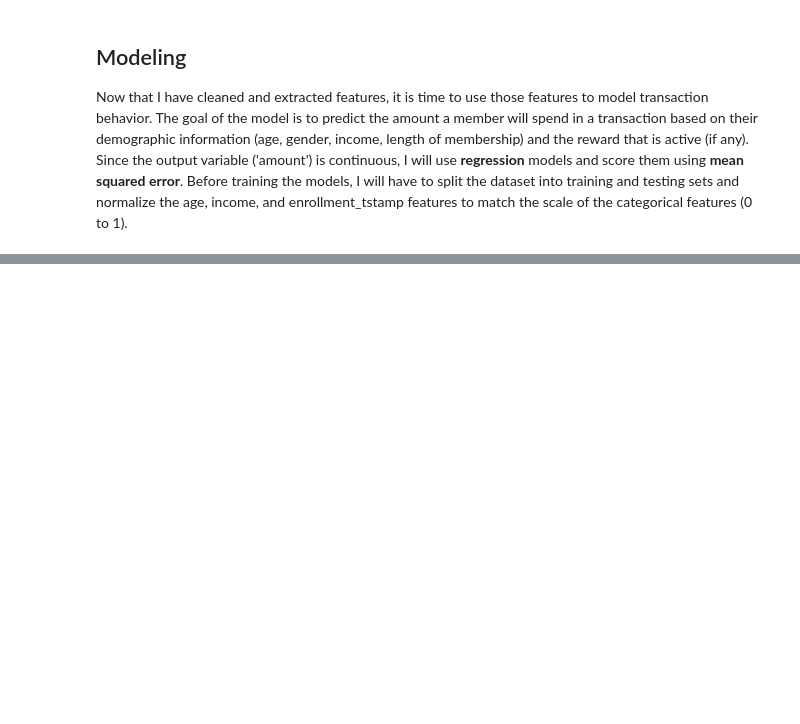
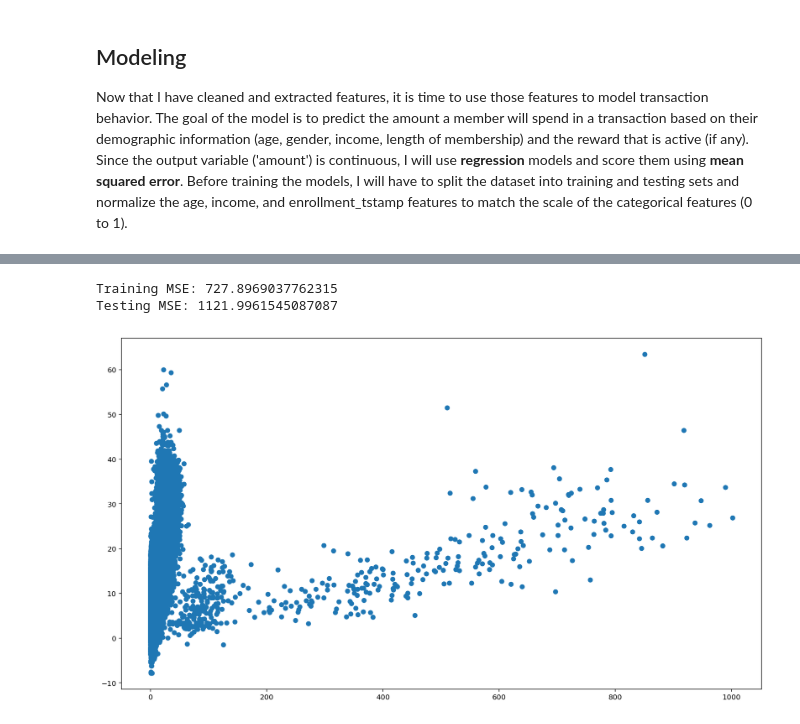
Before and after one commit to blowe615/starbucks_offers, a Jupyter notebook: starbucks_offers.ipynb, the cells around one changed output, grey strips where cells are left out. Saved outputs shown, nothing was run; the diff lists cells and outputs as text; code cells hidden in the pictures; blank space fills up the shorter version.

```diff
--- a/starbucks_offers.ipynb
+++ b/starbucks_offers.ipynb
@@ -984,0 +1009,9 @@ ValueError: Input contains NaN, infinity or a value too large for dtype('float64
+# %%
+poly_model = Pipeline([('poly', PolynomialFeatures(degree=2)),
+                       ('linear', LinearRegression(fit_intercept=False))])
+# %%
+plot_pred_actual(poly_model)
+# %% [output]
+Training MSE: 727.8969037762315
+Testing MSE: 1121.9961545087087
+[figure, added]
```
Also changed, not shown: parts of 17 cells of this notebook.
